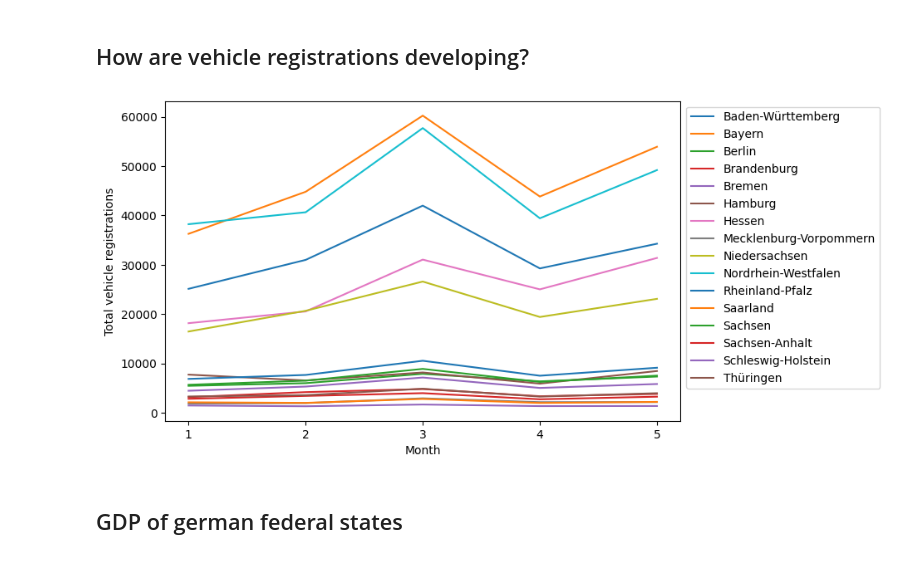
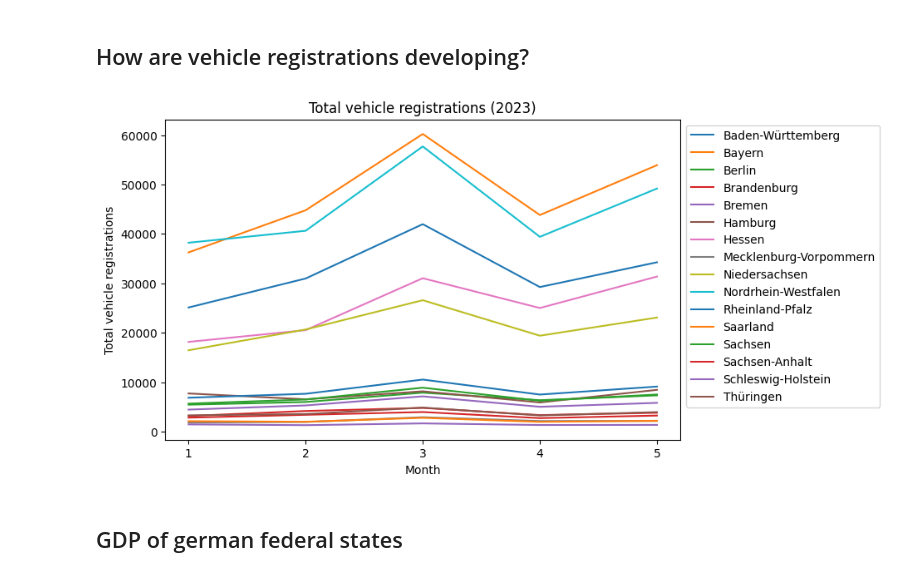
Before and after one commit to luccalb/2023-amse-template, a Jupyter notebook: project/report.ipynb, the cells around one changed output. Saved outputs shown, nothing was run; the diff lists cells and outputs as text; code cells hidden in the pictures.

```diff
--- a/project/report.ipynb
+++ b/project/report.ipynb
@@ -37,18 +37,18 @@ vr_state_month_df=full_df
 # %%
 fig = plt.figure(figsize=(8,5))
 sub = fig.add_subplot()
 
 for state in vr_state_month_df['federal_state'].unique():
     state_df = vr_state_month_df[vr_state_month_df['federal_state'] == state][['month', 'total']]
     sub.plot(state_df['month'], state_df['total'], label=state)
 
 sub.legend(bbox_to_anchor=(1,1),loc='upper left')
 plt.ylabel("Total vehicle registrations")
 plt.xlabel('Month')
-
+plt.title(f'Total vehicle registrations ({year})')
 plt.show()
 # %% [output]
-[figure, old version]
+[figure, new version]
 # %% [markdown]
 ## GDP of german federal states
 # %%
```
Also changed, not shown: parts of 1 cell of this notebook.
